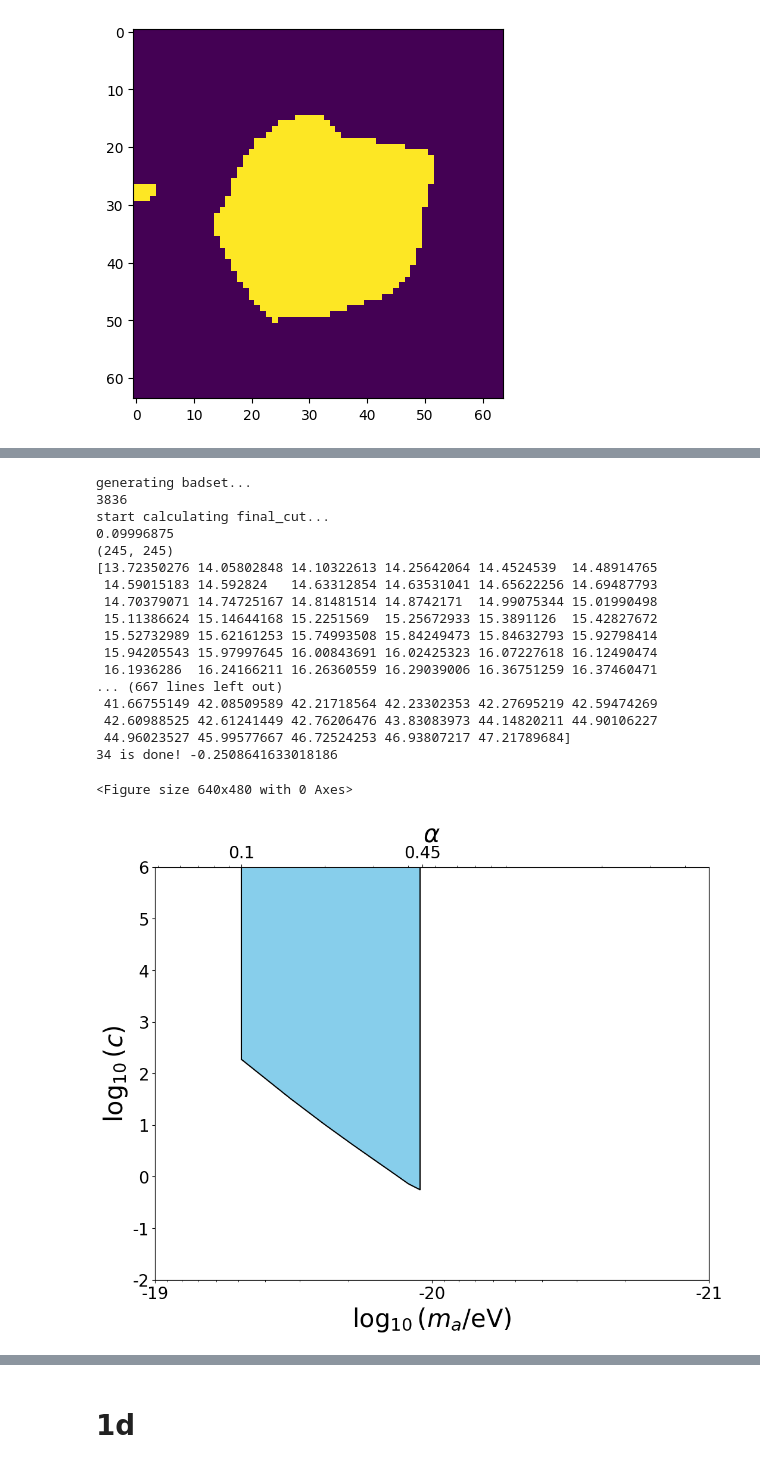
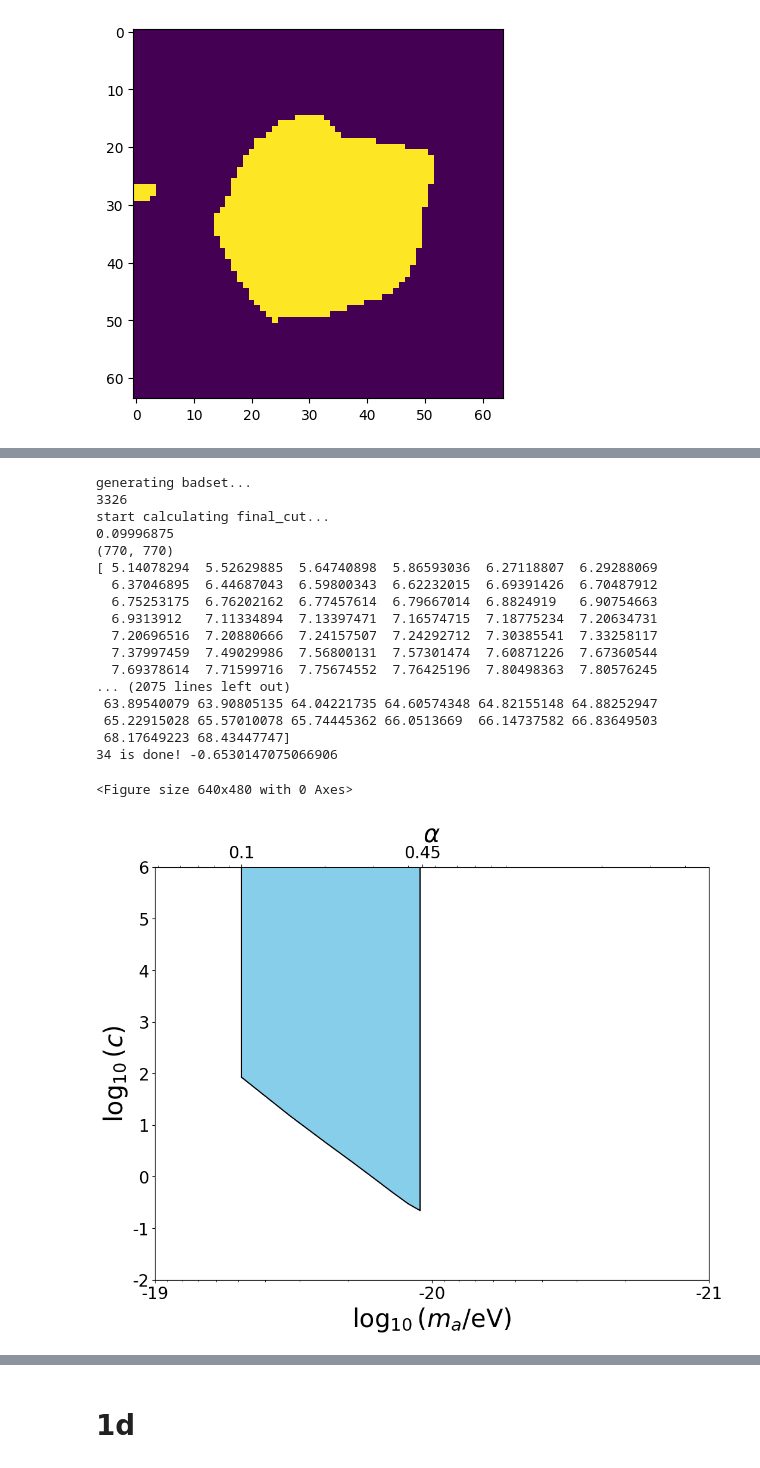
Before and after one commit to ProjectEHT-PKU/EHT-axion-pixel-by-pixel-analysis, a Jupyter notebook: result.ipynb, the cells around one changed output, grey strips where cells are left out. Drawn from its saved outputs; the diff is of its cells as text; code cells hidden in the pictures.

```diff
--- a/result.ipynb
+++ b/result.ipynb
@@ -1258,20 +1275,27 @@ if not os.path.exists("Results/data"):
 np.std(theta_data_786[45 * 64 + 31])
 # %% [output]
 np.float64(0.12045026893499346)
+# %%
+mean_topset = [
+    theta_mean[i].reshape(resolution * resolution) for i in range(len(theta_mean))
+]
+std_topset = [
+    theta_std[i].reshape(resolution * resolution) for i in range(len(theta_std))
+]
 # %%
 def get_final_cut(mode="cor_grmhd"):
     # mode: "std", "cor", "cor_grmhd"
     # Delta_theta = [CircleCalc.circle_sub_evpa(theta_mean[1],theta_mean[0]).flatten(),CircleCalc.circle_sub_evpa(theta_mean[3],theta_mean[2]).flatten()] # evpasub
     Delta_theta = [
-        CircleCalc.circle_sub_evpa(mean_786[1], mean_786[0]),
-        CircleCalc.circle_sub_evpa(mean_786[3], mean_786[2]),
+        CircleCalc.circle_sub_evpa(mean_topset[1], mean_topset[0]),
+        CircleCalc.circle_sub_evpa(mean_topset[3], mean_topset[2]),
     ]  # evpasub, 但是我们不用
     # Delta_theta = [np.zeros(resolution*resolution),np.zeros(resolution*resolution)]
 
     # Delta_std =[np.reshape(np.sqrt(theta_std[1]*theta_std[1]+theta_std[0]*theta_std[0]),4096),np.reshape(np.sqrt(theta_std[3]*theta_std[3]+theta_std[2]*theta_std[2]),4096)]
     Delta_std = [
-        np.sqrt(std_786[1] * std_786[1] + std_786[0] * std_786[0]),
-        np.sqrt(std_786[3] * std_786[3] + std_786[2] * std_786[2]),
+        np.sqrt(std_topset[1] * std_topset[1] + std_topset[0] * std_topset[0]),
+        np.sqrt(std_topset[3] * std_topset[3] + std_topset[2] * std_topset[2]),
     ]
     cor_std = np.asarray([(theta_cor[1] + theta_cor[0]), (theta_cor[3] + theta_cor[2])])
     # cor_std = [theta_cor[1],theta_cor[2]]
@@ -1296,10 +1320,10 @@ def get_final_cut(mode="cor_grmhd"):
             for j in range(resolution):
                 # if theta_mean[l][i][j] == 0 and theta_std[l][i][j] == 0:
                 if (
-                    mean_786[l][i * resolution + j] == 0
-                    and std_786[l][i * resolution + j] == 0
-                    or np.isnan(mean_786[l][i * resolution + j])
-                    or np.isnan(std_786[l][i * resolution + j])
+                    mean_topset[l][i * resolution + j] == 0
+                    and std_topset[l][i * resolution + j] == 0
+                    or np.isnan(mean_topset[l][i * resolution + j])
+                    or np.isnan(std_topset[l][i * resolution + j])
                 ):
                     badset_with_large_delta.append(i * resolution + j)
 
@@ -1528,4 +1556,9 @@ plt.imshow(
+# %%
+final_cut_2d = {}
+final_cut_1d = {}
 # %%
 final_cut = get_final_cut(mode="std")
+print(final_cut)
+final_cut_2d["std"] = final_cut
 # %% [output]
 generating badset...
@@ -1550,24 +1583,25 @@ start calculating final_cut...
 # %%
 final_cut = get_final_cut(mode="cor")
+final_cut_2d["cor"] = final_cut
 # %% [output]
 generating badset...
-3836
+3326
 start calculating final_cut...
 0.09996875
-(245, 245)
-[13.72350276 14.05802848 14.10322613 14.25642064 14.4524539  14.48914765
- 14.59015183 14.592824   14.63312854 14.63531041 14.65622256 14.69487793
- 14.70379071 14.74725167 14.81481514 14.8742171  14.99075344 15.01990498
- 15.11386624 15.14644168 15.2251569  15.25672933 15.3891126  15.42827672
- 15.52732989 15.62161253 15.74993508 15.84249473 15.84632793 15.92798414
- 15.94205543 15.97997645 16.00843691 16.02425323 16.07227618 16.12490474
- 16.1936286  16.24166211 16.26360559 16.29039006 16.36751259 16.37460471
-... (667 lines left out)
- 41.66755149 42.08509589 42.21718564 42.23302353 42.27695219 42.59474269
- 42.60988525 42.61241449 42.76206476 43.83083973 44.14820211 44.90106227
- 44.96023527 45.99577667 46.72524253 46.93807217 47.21789684]
-34 is done! -0.2508641633018186
+(770, 770)
+[ 5.14078294  5.52629885  5.64740898  5.86593036  6.27118807  6.29288069
+  6.37046895  6.44687043  6.59800343  6.62232015  6.69391426  6.70487912
+  6.75253175  6.76202162  6.77457614  6.79667014  6.8824919   6.90754663
+  6.9313912   7.11334894  7.13397471  7.16574715  7.18775234  7.20634731
+  7.20696516  7.20880666  7.24157507  7.24292712  7.30385541  7.33258117
+  7.37997459  7.49029986  7.56800131  7.57301474  7.60871226  7.67360544
+  7.69378614  7.71599716  7.75674552  7.76425196  7.80498363  7.80576245
+... (2075 lines left out)
+ 63.89540079 63.90805135 64.04221735 64.60574348 64.82155148 64.88252947
+ 65.22915028 65.57010078 65.74445362 66.0513669  66.14737582 66.83649503
+ 68.17649223 68.43447747]
+34 is done! -0.6530147075066906
 <Figure size 640x480 with 0 Axes>
-[figure, old version]
+[figure, new version]
 # %%
 final_cut = get_final_cut(mode="cor_grmhd")
```
Also changed, not shown: parts of 26 cells of this notebook, 4 other files.
